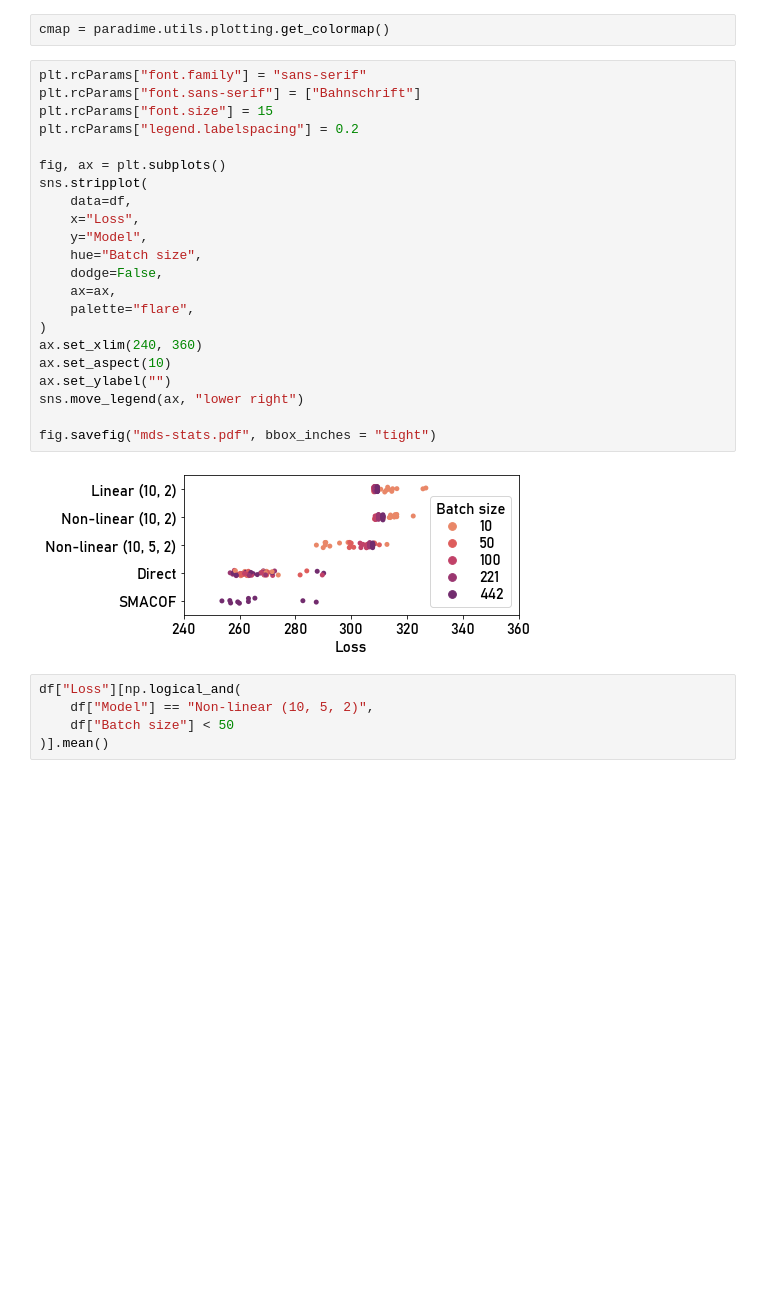
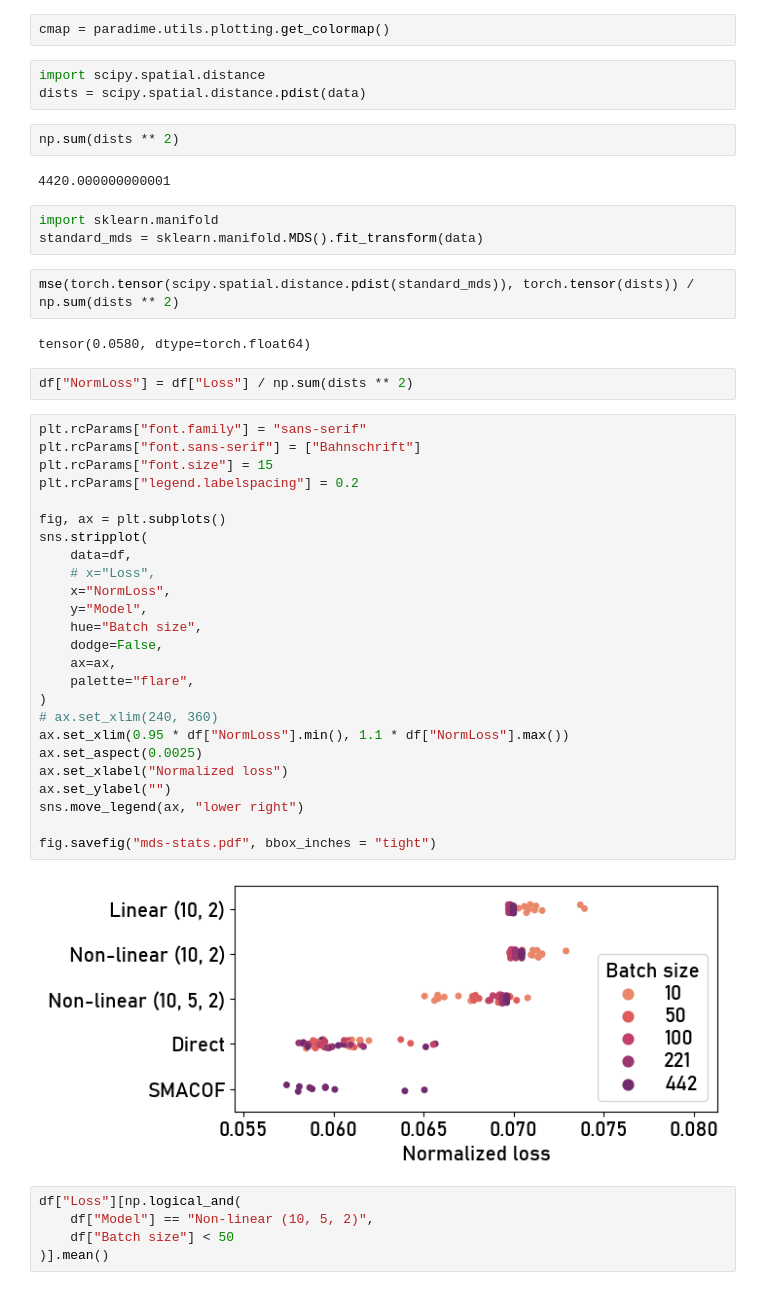
Before and after one commit to jku-vds-lab/paradime, a Jupyter notebook: notebooks/paper-plots/mds.ipynb, the cells around one changed output. Cells and saved outputs as stored; diff of their text form; blank space fills up the shorter version.

```diff
--- a/notebooks/paper-plots/mds.ipynb
+++ b/notebooks/paper-plots/mds.ipynb
@@ -263,30 +266,49 @@ ax2.set_title("MDS (transformed)");
 df = pd.read_csv("mds_runs.csv")
 # %%
 cmap = paradime.utils.plotting.get_colormap()
+# %%
+import scipy.spatial.distance
+dists = scipy.spatial.distance.pdist(data)
+# %%
+np.sum(dists ** 2)
+# %% [output]
+4420.000000000001
+# %%
+import sklearn.manifold
+standard_mds = sklearn.manifold.MDS().fit_transform(data)
+# %%
+mse(torch.tensor(scipy.spatial.distance.pdist(standard_mds)), torch.tensor(dists)) / np.sum(dists ** 2)
+# %% [output]
+tensor(0.0580, dtype=torch.float64)
+# %%
+df["NormLoss"] = df["Loss"] / np.sum(dists ** 2)
 # %%
 plt.rcParams["font.family"] = "sans-serif"
 plt.rcParams["font.sans-serif"] = ["Bahnschrift"]
 plt.rcParams["font.size"] = 15
 plt.rcParams["legend.labelspacing"] = 0.2
 
 fig, ax = plt.subplots()
 sns.stripplot(
     data=df,
-    x="Loss",
+    # x="Loss",
+    x="NormLoss",
     y="Model",
     hue="Batch size",
     dodge=False,
     ax=ax,
     palette="flare",
 )
-ax.set_xlim(240, 360)
-ax.set_aspect(10)
+# ax.set_xlim(240, 360)
+ax.set_xlim(0.95 * df["NormLoss"].min(), 1.1 * df["NormLoss"].max())
+ax.set_aspect(0.0025)
+ax.set_xlabel("Normalized loss")
 ax.set_ylabel("")
 sns.move_legend(ax, "lower right")
 
 fig.savefig("mds-stats.pdf", bbox_inches = "tight")
 # %% [output]
-[figure, old version]
+[figure, new version]
 # %%
 df["Loss"][np.logical_and(
     df["Model"] == "Non-linear (10, 5, 2)",
```
Also changed, not shown: parts of 2 cells of this notebook, 15 other files.
